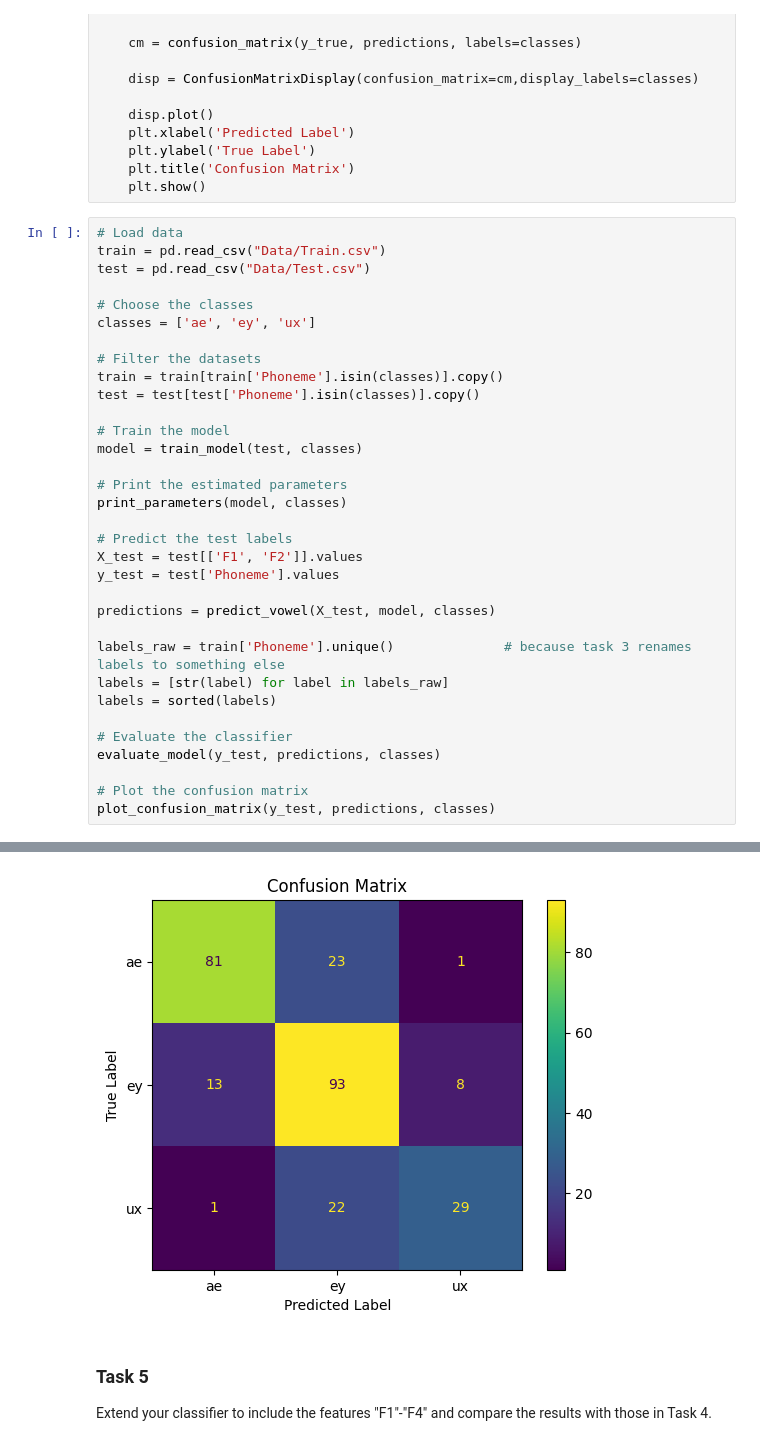
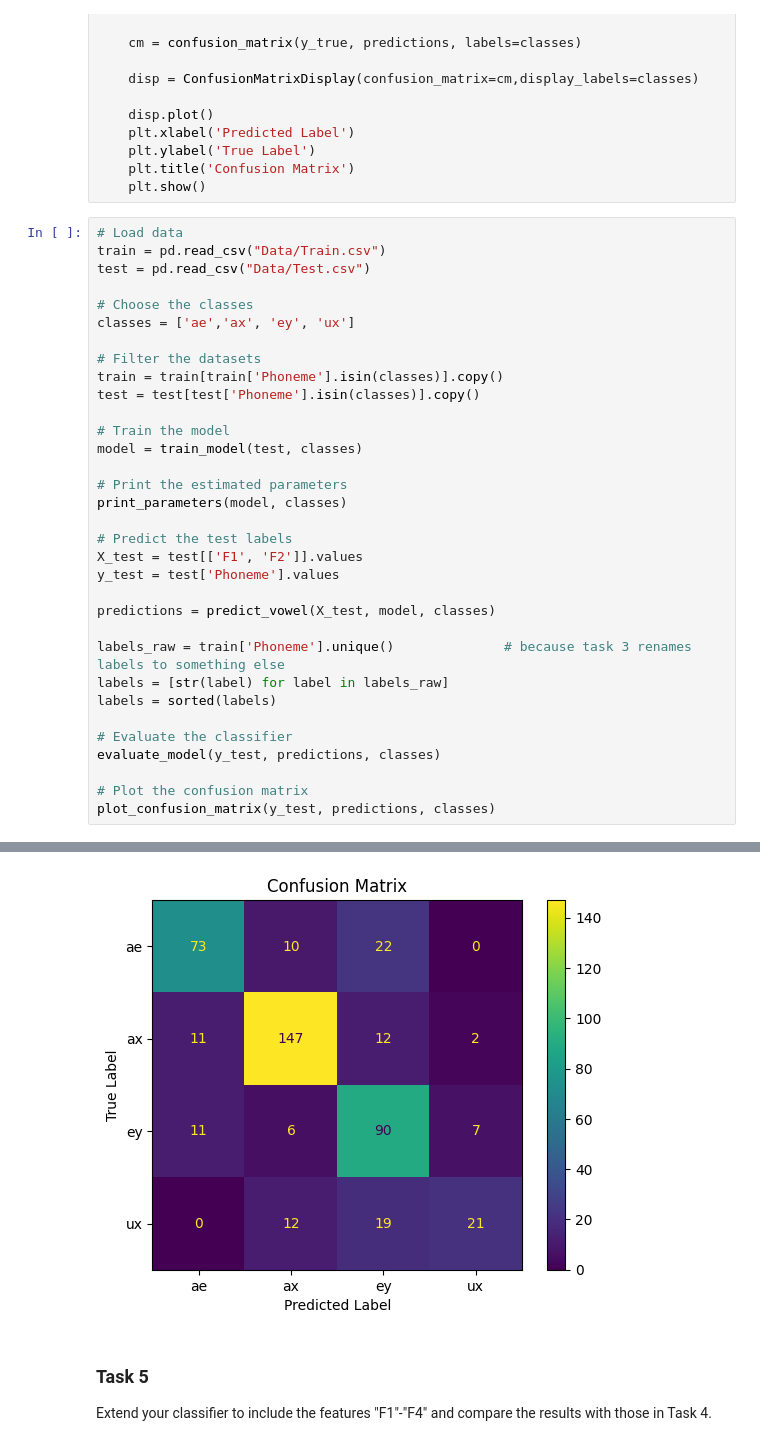
Before and after one commit to PaulimusPrime/TTT4185_Assignments, a Jupyter notebook: TTT4185_Assignment2.ipynb, the cells around one changed output, grey strips where cells are left out. Saved outputs shown, nothing was run; the diff lists cells and outputs as text.

```diff
--- a/TTT4185_Assignment2.ipynb
+++ b/TTT4185_Assignment2.ipynb
@@ -395,7 +395,7 @@ train = pd.read_csv("Data/Train.csv")
 test = pd.read_csv("Data/Test.csv")
 
 # Choose the classes
-classes = ['ae', 'ey', 'ux']
+classes = ['ae','ax', 'ey', 'ux']
 
 # Filter the datasets
 train = train[train['Phoneme'].isin(classes)].copy()
@@ -443,4 +443,4 @@ Accuracy: 0.7490774907749077
-[figure, old version]
+[figure, new version]
 # %% [markdown]
 ### Task 5
 
```
Also changed, not shown: parts of 3 cells of this notebook.
